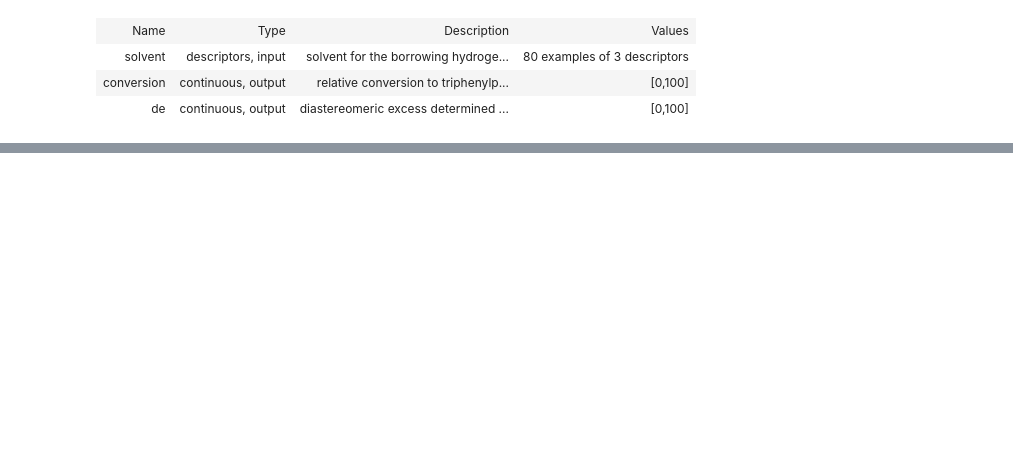
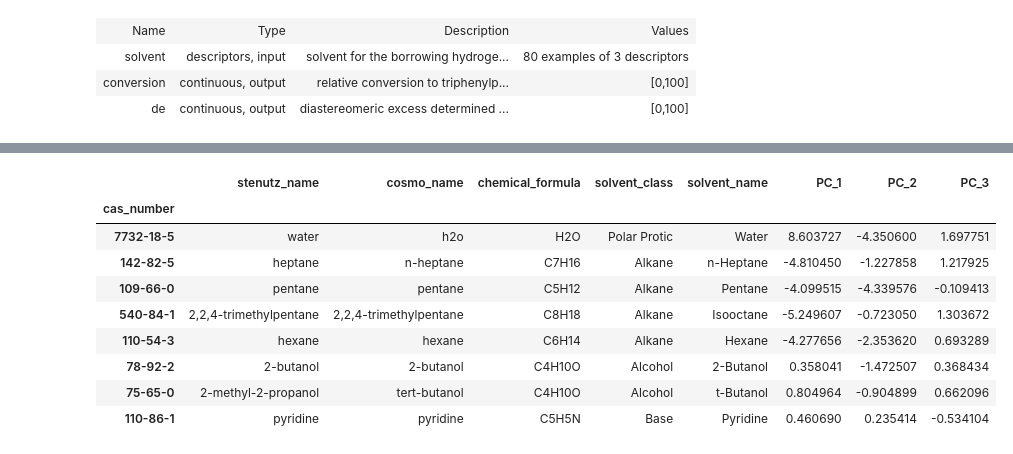
Before and after one commit to sustainable-processes/summit, a Jupyter notebook: case_studies/borrowing_hydrogen/optimization_in_silico.ipynb, the cells around one changed output, grey strips where cells are left out. Saved outputs shown, nothing was run; the diff lists cells and outputs as text; code cells hidden in the pictures; blank space fills up the shorter version.

```diff
--- a/case_studies/borrowing_hydrogen/optimization_in_silico.ipynb
+++ b/case_studies/borrowing_hydrogen/optimization_in_silico.ipynb
@@ -136,10 +162,22 @@ initial_experiments
 # %%
 #Run the optimization
 input_dim = domain.num_continuous_dimensions() +domain.num_discrete_variables()
 kernels = [GPy.kern.Matern52(input_dim = input_dim, ARD=True)
            for _ in range(2)]
 models = [GPyModel(kernel=kernels[i]) for i in range(2)]
 # tsemo = TSEMO(domain, models, acquisition=HV(), optimizer=EnumerationOptimizer())
 tsemo = TSEMO(domain, models)
 design = tsemo.generate_experiments(initial_experiments, 8,
-                                    normalize=False, num_spectral_samples=500)
+                                    normalize=True, num_spectral_samples=500)
+design
+# %% [output]
+|  | stenutz_name | cosmo_name | chemical_formula | solvent_class | solvent_name | PC_1 | PC_2 | PC_3 |
+| cas_number |  |  |  |  |  |  |  |  |
+| 7732-18-5 | water | h2o | H2O | Polar Protic | Water | 8.603727 | -4.350600 | 1.697751 |
+| 142-82-5 | heptane | n-heptane | C7H16 | Alkane | n-Heptane | -4.810450 | -1.227858 | 1.217925 |
+| 109-66-0 | pentane | pentane | C5H12 | Alkane | Pentane | -4.099515 | -4.339576 | -0.109413 |
+| 540-84-1 | 2,2,4-trimethylpentane | 2,2,4-trimethylpentane | C8H18 | Alkane | Isooctane | -5.249607 | -0.723050 | 1.303672 |
+| 110-54-3 | hexane | hexane | C6H14 | Alkane | Hexane | -4.277656 | -2.353620 | 0.693289 |
+| 78-92-2 | 2-butanol | 2-butanol | C4H10O | Alcohol | 2-Butanol | 0.358041 | -1.472507 | 0.368434 |
+| 75-65-0 | 2-methyl-2-propanol | tert-butanol | C4H10O | Alcohol | t-Butanol | 0.804964 | -0.904899 | 0.662096 |
+| 110-86-1 | pyridine | pyridine | C5H5N | Base | Pyridine | 0.460690 | 0.235414 | -0.534104 |
```
Also changed, not shown: parts of 13 cells of this notebook, 2 other files.
